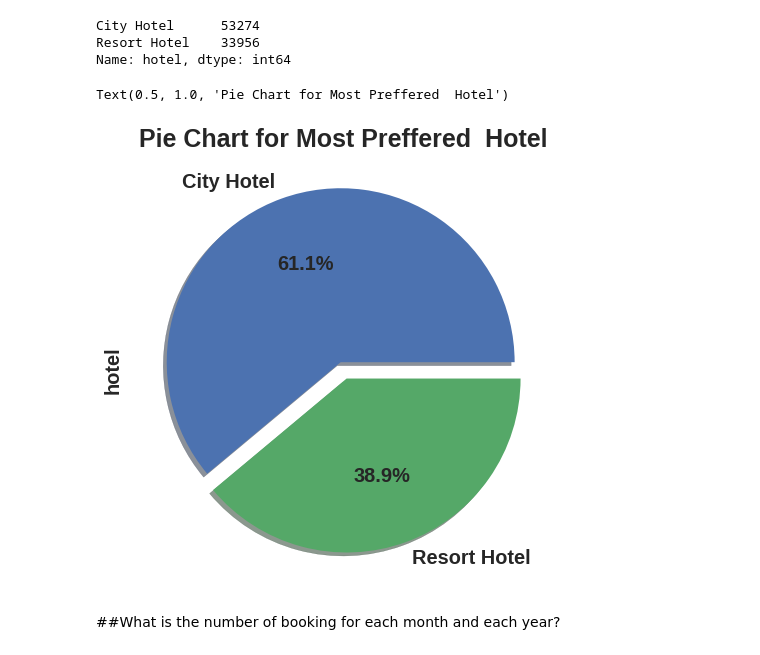
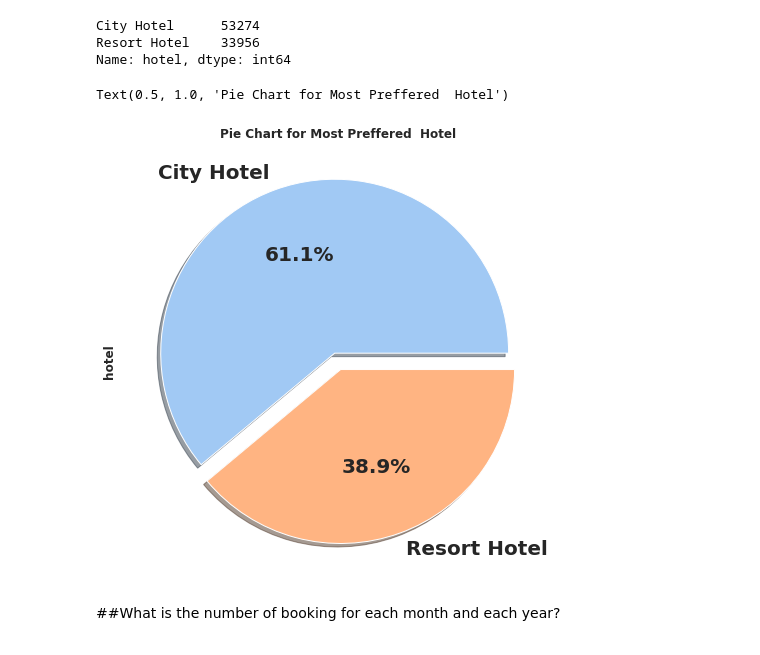
Before and after one commit to VHP2305/EDA-Capstone, a Jupyter notebook: Hotel_Booking_Analysis_Capstone_Project.ipynb, the cells around one changed output. Saved outputs shown, nothing was run; the diff lists cells and outputs as text; code cells hidden in the pictures.

```diff
--- a/Hotel_Booking_Analysis_Capstone_Project.ipynb
+++ b/Hotel_Booking_Analysis_Capstone_Project.ipynb
@@ -317,11 +319,12 @@ Resort Hotel    33956
 Name: hotel, dtype: int64
 # %%
 # Visualizsing the by pie chart.
+sns.set_theme(style="whitegrid", palette="pastel")
 df['hotel'].value_counts().plot.pie(explode=[0.05, 0.05], autopct='%1.1f%%', shadow=True, figsize=(10,8),fontsize=20)
 plt.title('Pie Chart for Most Preffered  Hotel')
 # %% [output]
 Text(0.5, 1.0, 'Pie Chart for Most Preffered  Hotel')
-[figure, old version]
+[figure, new version]
 # %% [markdown]
 ##What is the number of booking for each month and each year?
 # %%
```
Also changed, not shown: parts of 7 cells of this notebook.
